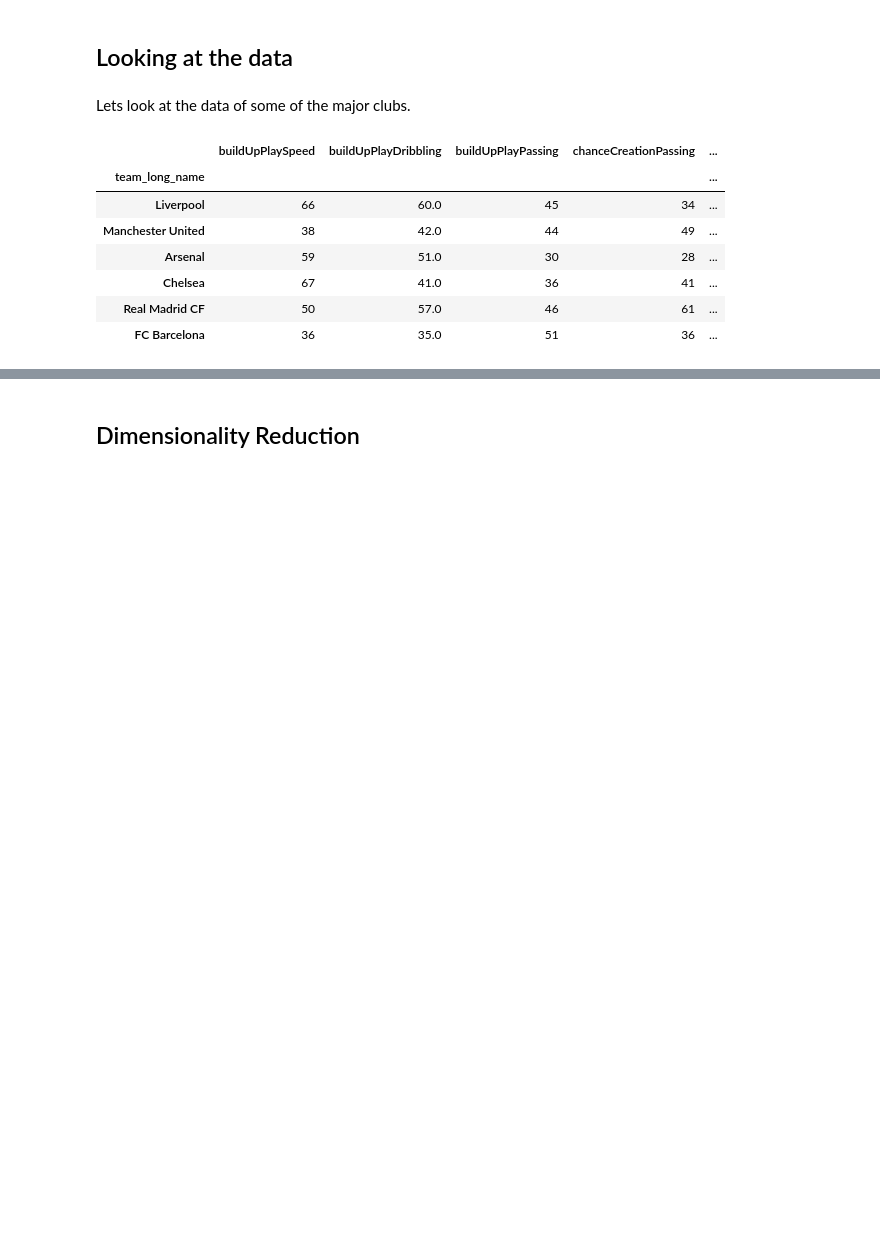
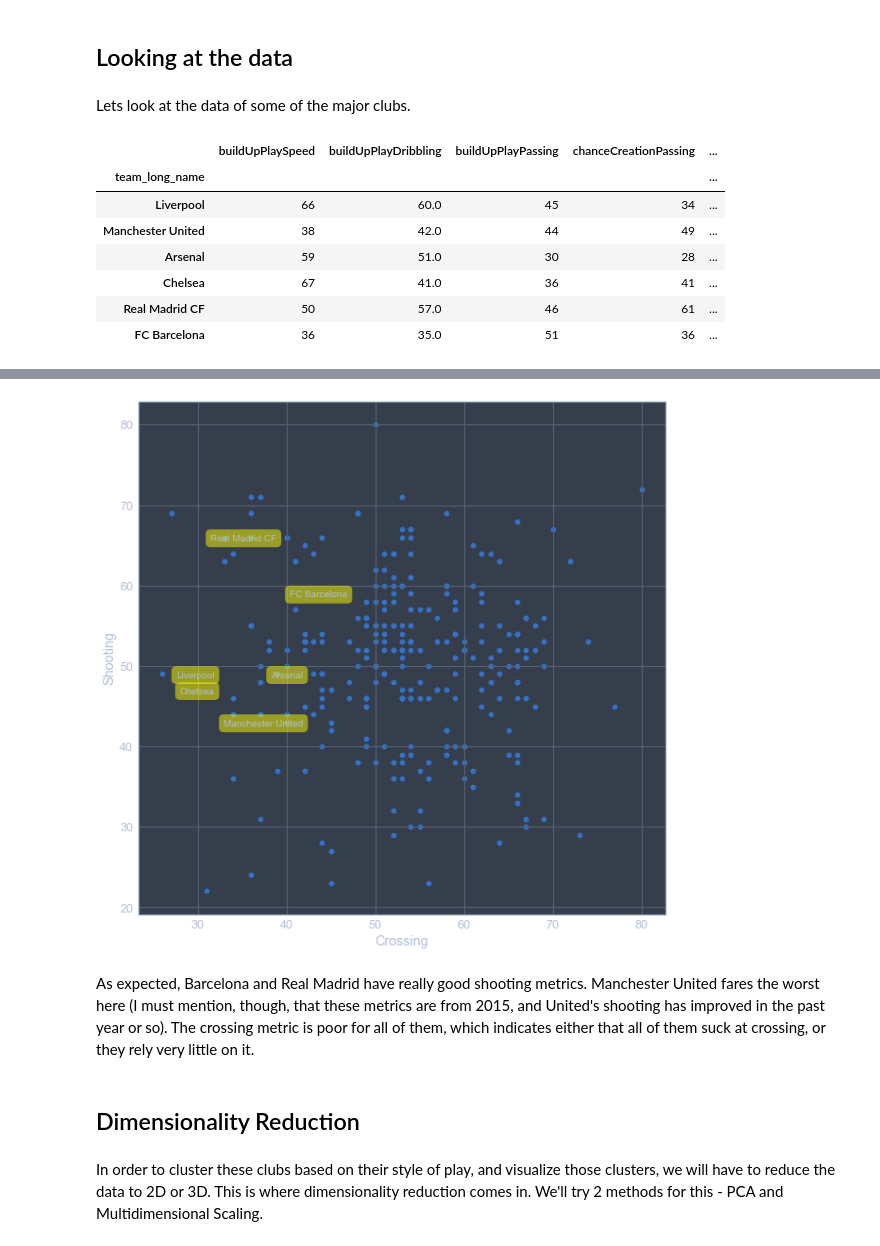
Before and after one commit to kvsingh/kvsingh.github.io, a Jupyter notebook: content/soccer-teams.ipynb, the cells around one changed output, grey strips where cells are left out. Saved outputs shown, nothing was run; the diff lists cells and outputs as text; code cells hidden in the pictures; blank space fills up the shorter version.

```diff
--- a/content/soccer-teams.ipynb
+++ b/content/soccer-teams.ipynb
@@ -120,2 +124,10 @@ Since
+# %%
+plot(df['chanceCreationCrossing'], df['chanceCreationShooting'], 'Crossing', 'Shooting')
+# %% [output]
+[figure, added]
+# %% [markdown]
+As expected, Barcelona and Real Madrid have really good shooting metrics. Manchester United fares the worst here (I must mention, though, that these metrics are from 2015, and United's shooting has improved in the past year or so). The crossing metric is poor for all of them, which indicates either that all of them suck at crossing, or they rely very little on it.
 # %% [markdown]
 ## Dimensionality Reduction
+# %% [markdown]
+In order to cluster these clubs based on their style of play, and visualize those clusters, we will have to reduce the data to 2D or 3D. This is where dimensionality reduction comes in. We'll try 2 methods for this - PCA and Multidimensional Scaling.
```
Also changed, not shown: parts of 6 cells of this notebook.
